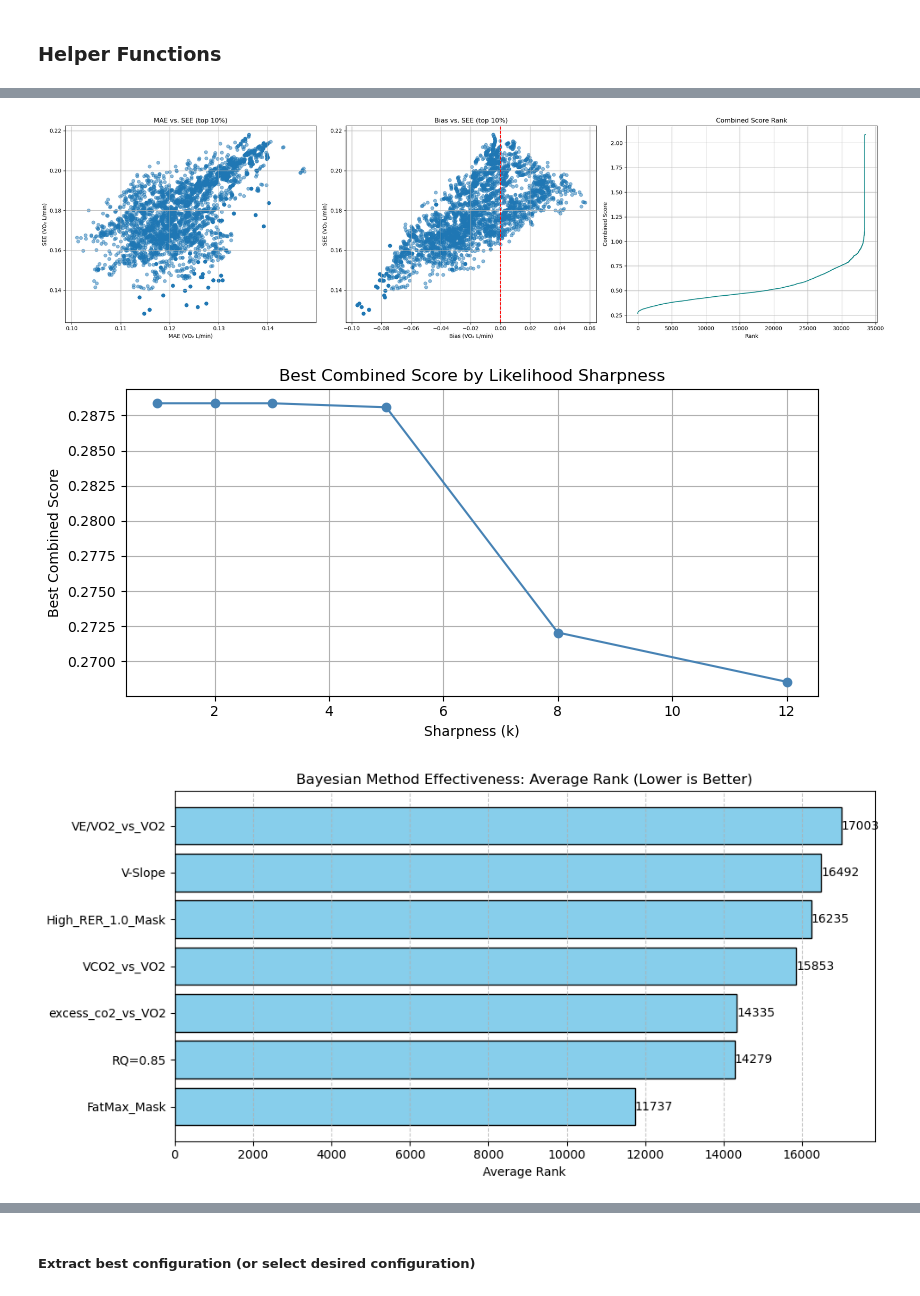
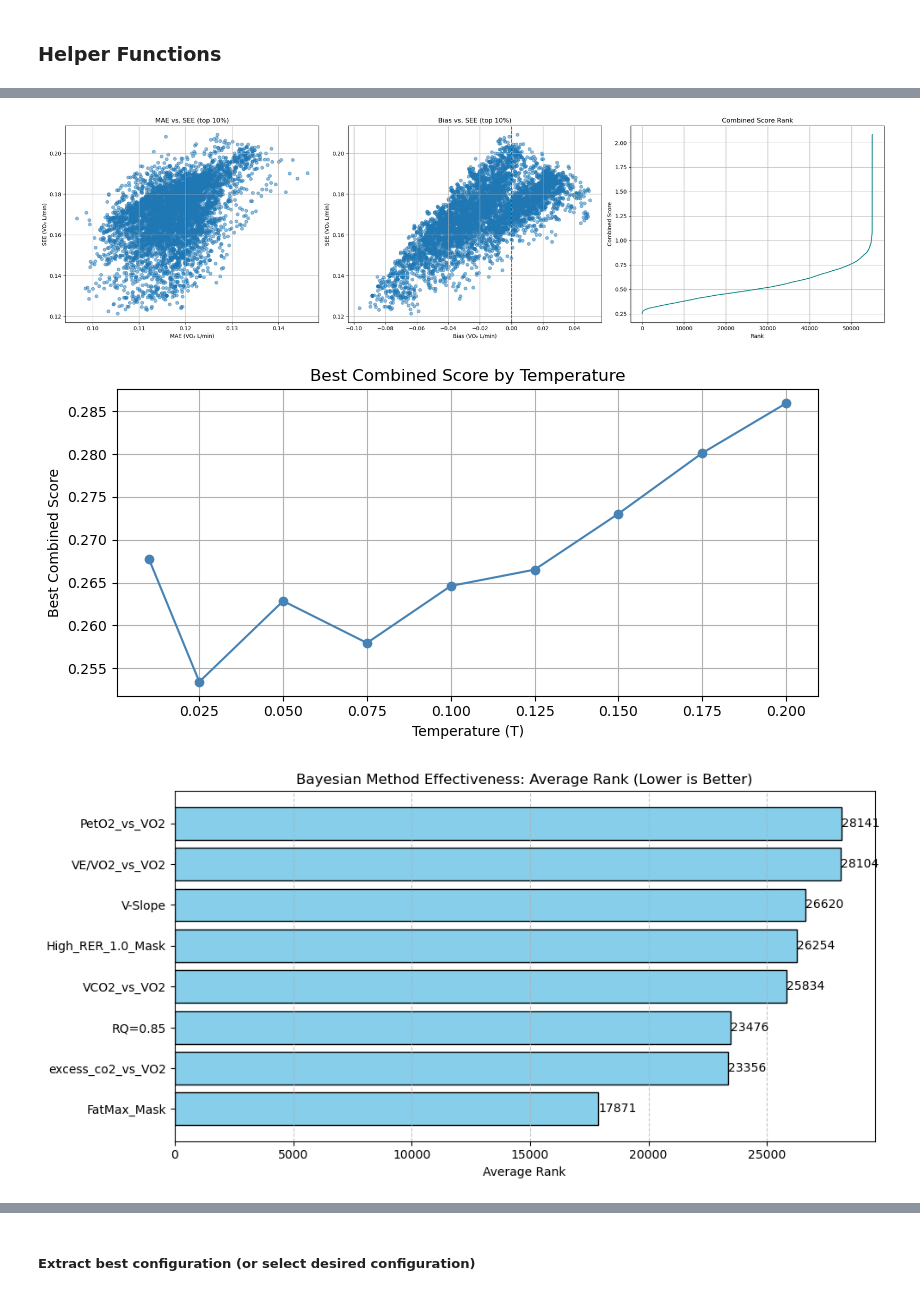
Before and after one commit to NathanMiller1/VT_Autodetection_Jupyter_Notebook, a Jupyter notebook: get_data_multi_process.ipynb, the cells around one changed output, grey strips where cells are left out. Saved outputs shown, nothing was run; the diff lists cells and outputs as text; code cells hidden in the pictures.

```diff
--- a/get_data_multi_process.ipynb
+++ b/get_data_multi_process.ipynb
@@ -1049,7 +1032,7 @@ VT1_METHODS_POOL = [
     "V-Slope",
     "VCO2_vs_VO2",
     "VE/VO2_vs_VO2",
-    #"PetO2_vs_VO2",
+    "PetO2_vs_VO2",
     "excess_co2_vs_VO2",
     "RQ=0.85",
     "High_RER_1.0_Mask",
@@ -1058,20 +1041,15 @@ VT1_METHODS_POOL = [
 
 BAYESIAN_SMOOTH_TASKS = [
     # (smooth_methods, smooth_posterior, filter_type, sigma, label)
-    (False, False, 'none',     0,    'No Smoothing'),
-    (False, True,  'gaussian', 0.5,  'Post Gaussian 0.5'),
-    (False, True,  'gaussian', 1.0,  'Post Gaussian 1.0'),
-    (False, True,  'gaussian', 2.0,  'Post Gaussian 2.0'),
     (True,  True,  'gaussian', 0.5,  'Both Gaussian 0.5'),
     (True,  True,  'gaussian', 1.0,  'Both Gaussian 1.0'),
     (True,  True,  'gaussian', 2.0,  'Both Gaussian 2.0'),
-    (False, True,  'rolling',  3,    'Post Rolling 3pt'),
-    (False, True,  'rolling',  5,    'Post Rolling 5pt'),
     (True,  True,  'rolling',  3,    'Both Rolling 3pt'),
     (True,  True,  'rolling',  5,    'Both Rolling 5pt'),
+    (True,  True,  'rolling',  7,    'Both Rolling 7pt')
 ]
 
-SHARPNESS_VALUES = [1.0, 2.0, 3.0, 5.0, 8.0, 12.0]
+TEMPERATURE_VALUES = [0.01, 0.025, 0.050, 0.075, 0.100, 0.125, 0.150, 0.175, 0.200]
 
 # ── Load & pivot VT1 error data ───────────────────────────────────────────────
 
@@ -1086,14 +1064,14 @@ vt1_pivot.columns.name = None
 
 bayesian_combo_results = []
 WEIGHT_STRATEGIES = [
-    ('inverse_variance', _inverse_variance_weights),
-    ('uniform',          _uniform_weights),
+    ('inverse_variance', inverse_variance_weights),
+    ('uniform',          uniform_weights),
 ]
 
 total_combos = sum(
     len(list(combinations(VT1_METHODS_POOL, r)))
     for r in range(1, len(VT1_METHODS_POOL) + 1)
-) * len(BAYESIAN_SMOOTH_TASKS) * len(SHARPNESS_VALUES) * len(WEIGHT_STRATEGIES)
+) * len(BAYESIAN_SMOOTH_TASKS) * len(TEMPERATURE_VALUES) * len(WEIGHT_STRATEGIES)
 
 print(f"Testing {total_combos:,} Bayesian configurations...")
 tested = 0
@@ -1110,7 +1088,7 @@ for r in range(1, len(VT1_METHODS_POOL) + 1):
         }
 
         for sm, sp, ft, sig, s_label in BAYESIAN_SMOOTH_TASKS:
-            for sharpness in SHARPNESS_VALUES:
+            for temperature in TEMPERATURE_VALUES:
                 for w_name, weights in weight_sets.items():
                     tested += 1
                     if tested % 2000 == 0:
@@ -1122,7 +1100,7 @@ for r in range(1, len(VT1_METHODS_POOL) + 1):
                         smooth_posterior=sp,
                         filter_type=ft,
                         sigma=sig,
-                        sharpness=sharpness,
+                        temperature=temperature,
                         true_values=true_values,
                     )
                     if result is None:
@@ -1136,7 +1114,7 @@ for r in range(1, len(VT1_METHODS_POOL) + 1):
                         'Smooth_Posterior': sp,
                         'Filter_Type':      ft,
                         'Sigma':            sig,
-                        'Sharpness':        sharpness,
+                        'Temperature':      temperature,
                         'Combination':      ' + '.join([m.split('_')[0] for m in combo_list]),
                         'Methods_Used':     combo_list,
                         'N_Methods':        len(combo_list),
@@ -1188,20 +1166,20 @@ ax3.set_xlabel('Rank'); ax3.set_ylabel('Combined Score'); ax3.grid(True)
 plt.tight_layout()
 plt.show()
 
-# ── Sharpness sensitivity plot ────────────────────────────────────────────────
+# ── Temperature sensitivity plot ────────────────────────────────────────────────
 
-sharpness_summary = (
-    bayes_results_df.groupby('Sharpness')['Combined_Score']
+temperature_summary = (
+    bayes_results_df.groupby('Temperature')['Combined_Score']
     .min()
     .reset_index()
     .rename(columns={'Combined_Score': 'Best_Score'})
 )
 
 plt.figure(figsize=(8, 4))
-plt.plot(sharpness_summary['Sharpness'], sharpness_summary['Best_Score'],
+plt.plot(temperature_summary['Temperature'], temperature_summary['Best_Score'],
          marker='o', color='steelblue')
-plt.title('Best Combined Score by Likelihood Sharpness')
-plt.xlabel('Sharpness (k)'); plt.ylabel('Best Combined Score'); plt.grid(True)
+plt.title('Best Combined Score by Temperature')
+plt.xlabel('Temperature (T)'); plt.ylabel('Best Combined Score'); plt.grid(True)
 plt.tight_layout()
 plt.show()
 
@@ -1263,4 +1246,4 @@ Done. 33,528 valid configs ranked.
-[figure, old version]
+[figure, new version]
-[figure, old version]
+[figure, new version]
-[figure, old version]
+[figure, new version]
 # %% [markdown]
```
Also changed, not shown: parts of 8 cells of this notebook, 1 other file.
